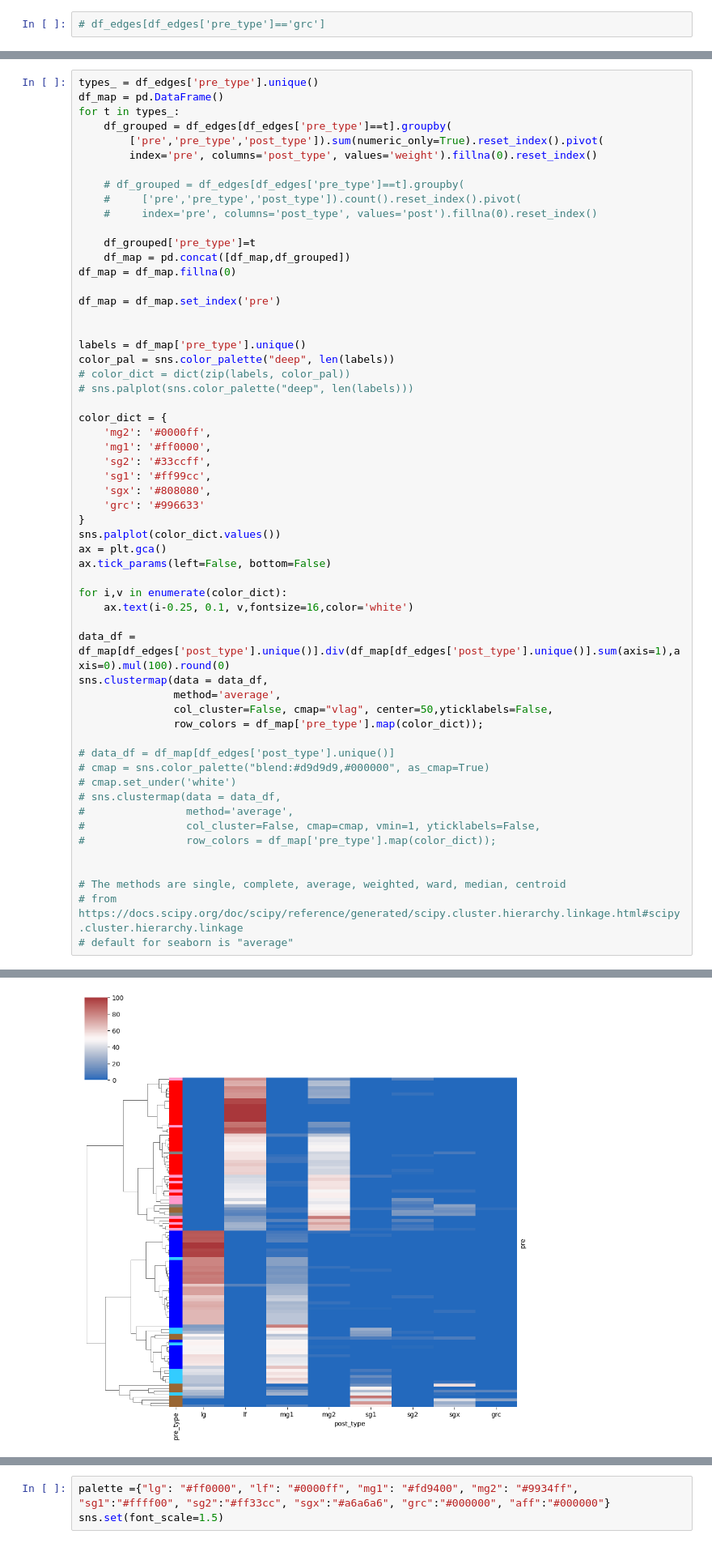
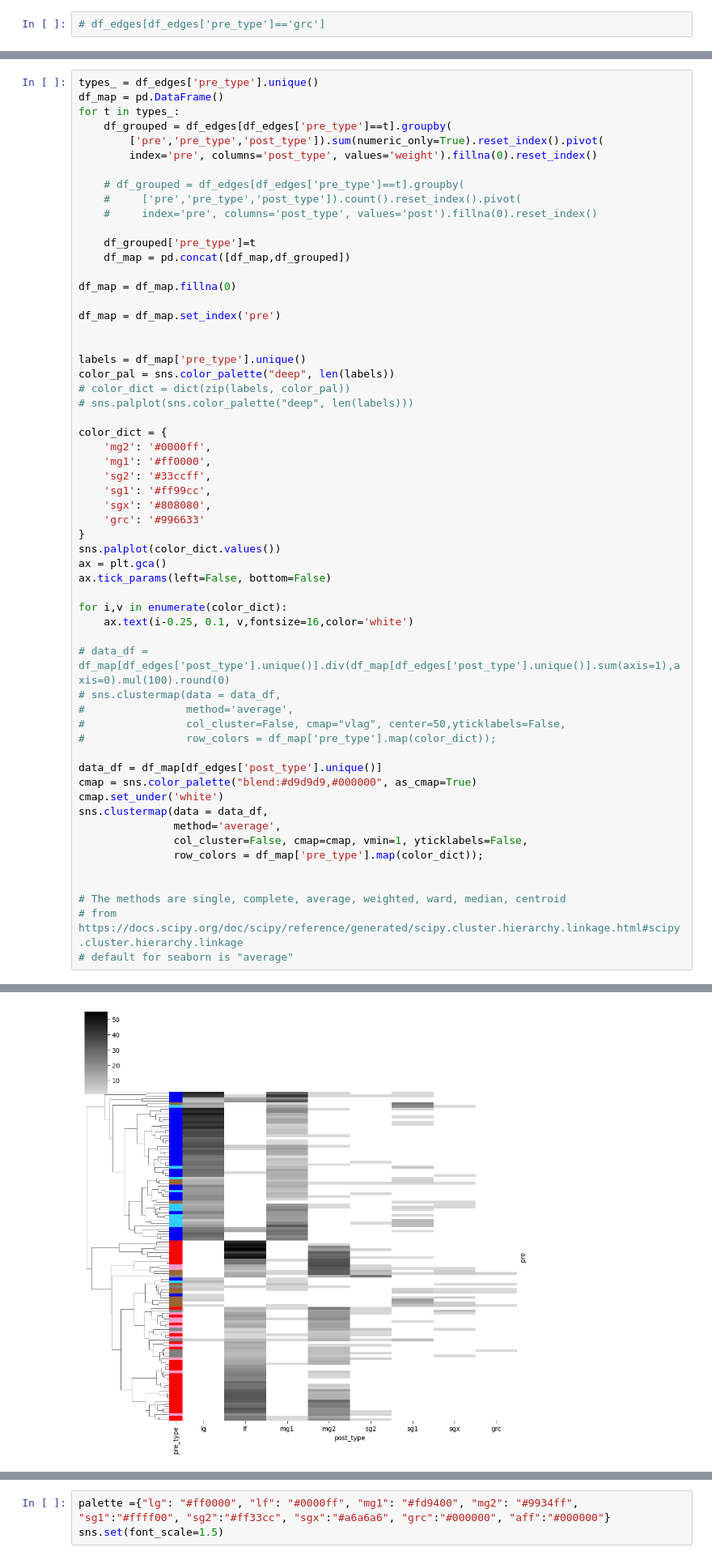
Before and after one commit to neurologic/eCREST, a Jupyter notebook: Network-Analysis.ipynb, the cells around one changed output, grey strips where cells are left out. Shown at 81% size. Saved outputs shown, nothing was run; the diff lists cells and outputs as text.

```diff
--- a/Network-Analysis.ipynb
+++ b/Network-Analysis.ipynb
@@ -605,6 +667,7 @@ for t in types_:
 
     df_grouped['pre_type']=t
     df_map = pd.concat([df_map,df_grouped])
+
 df_map = df_map.fillna(0)
 
 df_map = df_map.set_index('pre')
@@ -613,41 +676,41 @@ df_map = df_map.set_index('pre')
 labels = df_map['pre_type'].unique()
 color_pal = sns.color_palette("deep", len(labels))
 # color_dict = dict(zip(labels, color_pal))
 # sns.palplot(sns.color_palette("deep", len(labels)))
 
 color_dict = {
     'mg2': '#0000ff',
     'mg1': '#ff0000',
     'sg2': '#33ccff',
     'sg1': '#ff99cc',
     'sgx': '#808080',
     'grc': '#996633'
 }
 sns.palplot(color_dict.values())
 ax = plt.gca()
 ax.tick_params(left=False, bottom=False)
 
 for i,v in enumerate(color_dict):
     ax.text(i-0.25, 0.1, v,fontsize=16,color='white')
 
-data_df = df_map[df_edges['post_type'].unique()].div(df_map[df_edges['post_type'].unique()].sum(axis=1),axis=0).mul(100).round(0)
+# data_df = df_map[df_edges['post_type'].unique()].div(df_map[df_edges['post_type'].unique()].sum(axis=1),axis=0).mul(100).round(0)
+# sns.clustermap(data = data_df,
+#                method='average',
+#                col_cluster=False, cmap="vlag", center=50,yticklabels=False,
+#                row_colors = df_map['pre_type'].map(color_dict));
+
+data_df = df_map[df_edges['post_type'].unique()]
+cmap = sns.color_palette("blend:#d9d9d9,#000000", as_cmap=True)
+cmap.set_under('white')
 sns.clustermap(data = data_df,
                method='average',
-               col_cluster=False, cmap="vlag", center=50,yticklabels=False,
+               col_cluster=False, cmap=cmap, vmin=1, yticklabels=False,
                row_colors = df_map['pre_type'].map(color_dict));
-
-# data_df = df_map[df_edges['post_type'].unique()]
-# cmap = sns.color_palette("blend:#d9d9d9,#000000", as_cmap=True)
-# cmap.set_under('white')
-# sns.clustermap(data = data_df,
-#                method='average',
-#                col_cluster=False, cmap=cmap, vmin=1, yticklabels=False,
-#                row_colors = df_map['pre_type'].map(color_dict));
 
 
 # The methods are single, complete, average, weighted, ward, median, centroid
 # from https://docs.scipy.org/doc/scipy/reference/generated/scipy.cluster.hierarchy.linkage.html#scipy.cluster.hierarchy.linkage
 # default for seaborn is "average"
 # %% [output]
 [figure]
-[figure, old version]
+[figure, new version]
```
Also changed, not shown: parts of 19 cells of this notebook, 2 other files.
